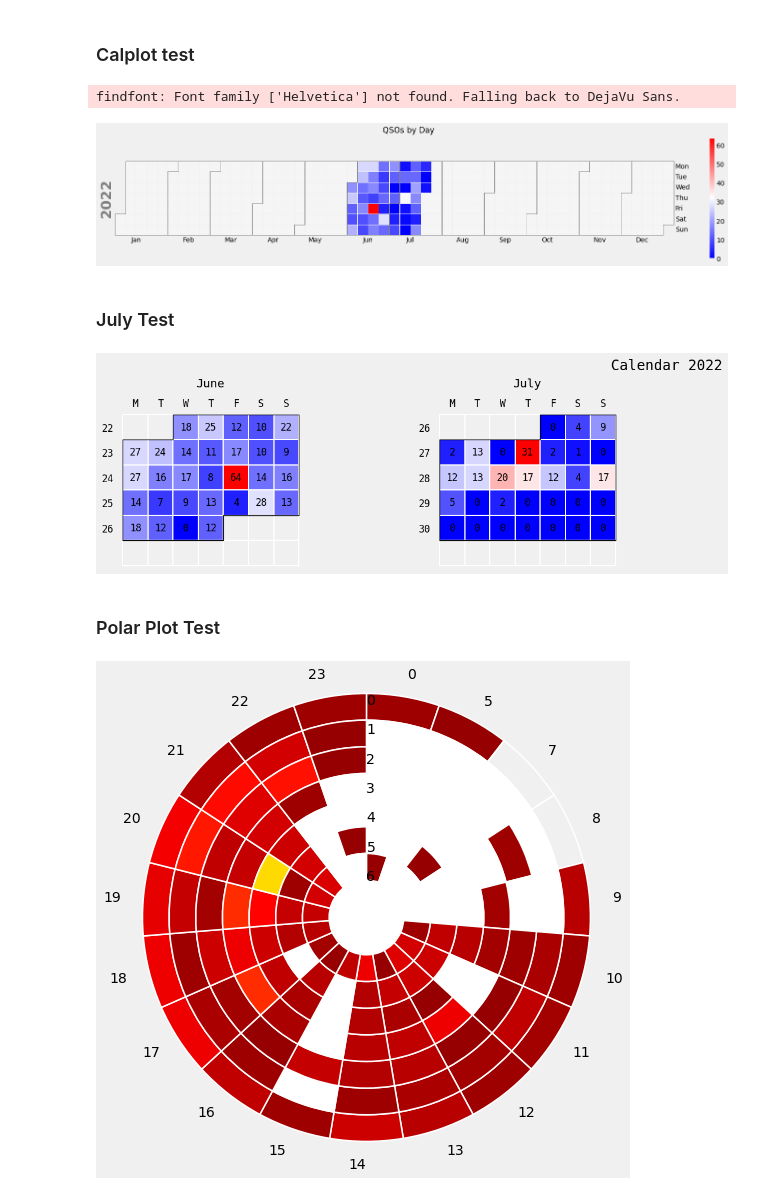
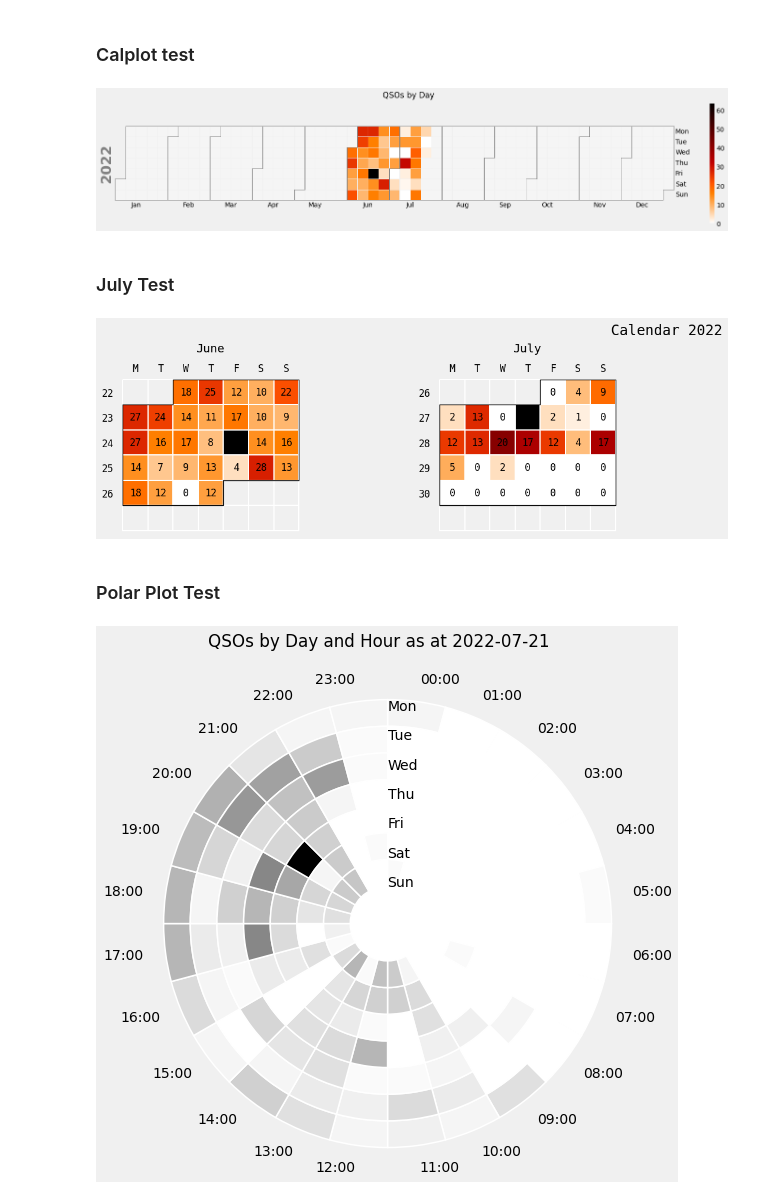
Before and after one commit to smurphboy/WAllOARC, a Jupyter notebook: WorkedAllOARC.ipynb, the cells around one changed output. Cells and saved outputs as stored; diff of their text form; code cells hidden in the pictures.

Commit message:
My polar plot

```diff
--- a/WorkedAllOARC.ipynb
+++ b/WorkedAllOARC.ipynb
@@ -1354,12 +1354,11 @@ with pyplot.style.context(('fivethirtyeight')):
     #calbyday = np.log(calbyday)
     calbyday.index = pd.to_datetime(calbyday.index, errors='coerce')
     calbyday
-    calbydayplot = calplot.calplot(calbyday, cmap='bwr', figsize=(22,4), suptitle="QSOs by Day")
+    calbydayplot = calplot.calplot(calbyday, cmap='gist_heat_r', figsize=(22,4), suptitle="QSOs by Day")
     if 'COLAB_GPU' not in os.environ:
         calbydayplot[0].figure.savefig('images/qsoscalmap.png', bbox_inches='tight')
 # %% [output]
-findfont: Font family ['Helvetica'] not found. Falling back to DejaVu Sans.
-[figure, old version]
+[figure, new version]
 # %% [markdown]
 ### July Test
 # %%
@@ -1370,41 +1369,52 @@ with pyplot.style.context(('fivethirtyeight')):
     #calbyday = np.log(calbyday)
     calbyday.index = pd.to_datetime(calbyday.index, errors='coerce')
     calbyday
-    calbydayplot = july.calendar_plot(dates= calbyday.index, data=calbyday, cmap='bwr', figsize=(22,4), title="QSOs by Day", value_label=True)
+    calbydayplot = july.calendar_plot(dates= calbyday.index, data=calbyday, cmap='gist_heat_r', figsize=(22,4), title="QSOs by Day", value_label=True)
     if 'COLAB_GPU' not in os.environ:
         calbydayplot[0].figure.savefig('images/qsosjulycalmap.png', bbox_inches='tight')
 # %% [output]
-[figure, old version]
+[figure, new version]
 # %% [markdown]
 ### Polar Plot Test
 # %%
 # make a heatmap building function
-def pie_heatmap(table, cmap=pyplot.cm.hot, vmin=None, vmax=None,inner_r=0.25, pie_args={}):
+from numpy import NaN
+
+def pie_heatmap(table, cmap=pyplot.cm.PiYG, vmin=None, vmax=None,inner_r=0.25, pie_args={}):
     n, m = table.shape
     vmin= table.min().min() if vmin is None else vmin
     vmax= table.max().max() if vmax is None else vmax
 
     centre_circle = pyplot.Circle((0,0),inner_r,edgecolor='black',facecolor='white',fill=True,linewidth=0.25)
     pyplot.gcf().gca().add_artist(centre_circle)
     norm = matplotlib.colors.Normalize(vmin=vmin, vmax=vmax)
     cmapper = matplotlib.cm.ScalarMappable(norm=norm, cmap=cmap)
     for i, (row_name, row) in enumerate(table.iterrows()):
         labels = None if i > 0 else table.columns
         wedges = pyplot.pie([1] * m,radius=inner_r+float(n-i)/n, colors=[cmapper.to_rgba(x) for x in row.values],
             labels=labels, startangle=90, counterclock=False, wedgeprops={'linewidth':-1}, **pie_args)
         pyplot.setp(wedges[0], edgecolor='white',linewidth=1.5)
         wedges = pyplot.pie([1], radius=inner_r+float(n-i-1)/n, colors=['w'], labels=[row_name], startangle=-90, wedgeprops={'linewidth':0})
         pyplot.setp(wedges[0], edgecolor='white',linewidth=1.5)
 
 
 dfcleanalised.set_index('UTC')
 dfcleanalised.index = pd.to_datetime(dfcleanalised.index, errors='coerce')
-qsopolarplott = dfcleanalised.pivot_table('Base Your Callsign', index=dfcleanalised['UTC'].dt.weekday, columns=dfcleanalised['UTC'].dt.hour, aggfunc='count')
+#qsopolarplott = dfcleanalised.pivot_table('Base Your Callsign', index=dfcleanalised['UTC'].dt.weekday, columns=dfcleanalised['UTC'].dt.hour, aggfunc='count', dropna=False)
+qsopolarplott = pd.crosstab(dfcleanalised['UTC'].dt.weekday, (dfcleanalised['UTC'].dt.hour.apply(lambda x: '{:02d}:00'.format(x))).fillna(0), dropna=False)
+hours = [(datetime.time(i).strftime('%H:%M')) for i in range(24)]
+qsopolarplott.rename(index = {0: 'Mon', 1: 'Tue', 2:'Wed', 3: 'Thu', 4: 'Fri', 5: 'Sat', 6: 'Sun'}, inplace = True)
+for column in hours:
+    if column not in qsopolarplott.columns:
+        qsopolarplott[column] = [0,0,0,0,0,0,0]
+qsopolarplott = qsopolarplott.reindex(sorted(qsopolarplott.columns), axis=1)
+qsopolarplott
 with pyplot.style.context(('fivethirtyeight')):
-    qsopoloarplot = pyplot.figure(figsize=(8,8))
-    pie_heatmap(qsopolarplott, vmin=-20,vmax=80,inner_r=0.2)
-    qsopoloarplot
+    qsopolarplot = pyplot.figure(figsize=(8,8))
+    pie_heatmap(qsopolarplott, inner_r=0.2, cmap=pyplot.cm.binary)
+    qsopolarplot.suptitle('QSOs by Day and Hour as at ' + today)
+    qsopolarplot
     if 'COLAB_GPU' not in os.environ:
-        qsopoloarplot.figure.savefig('images/qsospolarplot.png', bbox_inches='tight')
+        qsopolarplot.figure.savefig('images/qsospolarplot.png', bbox_inches='tight')
 # %% [output]
-[figure, old version]
+[figure, new version]
```
Also changed, not shown: parts of 6 cells of this notebook, 14 other files.
